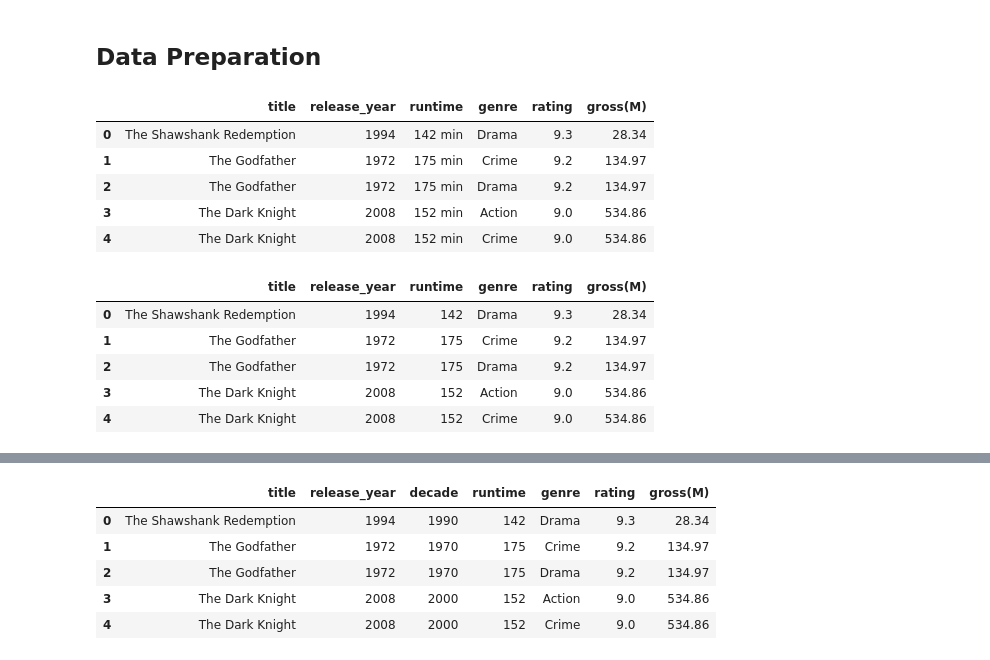
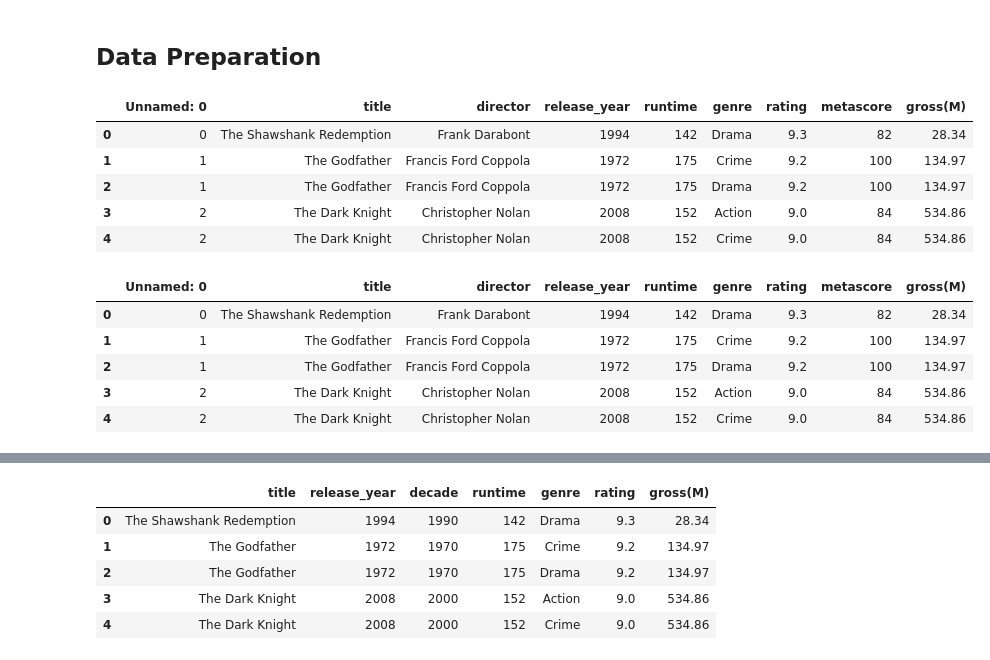
Before and after one commit to boredanalyst/movie_analysis, a Jupyter notebook: movie-trends-analysis.ipynb, the cells around one changed output, grey strips where cells are left out. Cells and saved outputs as stored; diff of their text form; code cells hidden in the pictures.

```diff
--- a/movie-trends-analysis.ipynb
+++ b/movie-trends-analysis.ipynb
@@ -24,27 +24,28 @@ for dirname, _, filenames in os.walk('/kaggle/input'):
 ## Data Preparation
 # %%
 df = pd.read_csv("/kaggle/input/imdb-top-1000-movies/imdb_clean.csv")
+old_df = pd.read_csv("/kaggle/input/imdb-top-1000-movies/imdb_clean.csv")
 df.head(5)
 # %% [output]
-|  | title | release_year | runtime | genre | rating | gross(M) |
-| 0 | The Shawshank Redemption | 1994 | 142 min | Drama | 9.3 | 28.34 |
-| 1 | The Godfather | 1972 | 175 min | Crime | 9.2 | 134.97 |
-| 2 | The Godfather | 1972 | 175 min | Drama | 9.2 | 134.97 |
-| 3 | The Dark Knight | 2008 | 152 min | Action | 9.0 | 534.86 |
-| 4 | The Dark Knight | 2008 | 152 min | Crime | 9.0 | 534.86 |
+|  | Unnamed: 0 | title | director | release_year | runtime | genre | rating | metascore | gross(M) |
+| 0 | 0 | The Shawshank Redemption | Frank Darabont | 1994 | 142 | Drama | 9.3 | 82 | 28.34 |
+| 1 | 1 | The Godfather | Francis Ford Coppola | 1972 | 175 | Crime | 9.2 | 100 | 134.97 |
+| 2 | 1 | The Godfather | Francis Ford Coppola | 1972 | 175 | Drama | 9.2 | 100 | 134.97 |
+| 3 | 2 | The Dark Knight | Christopher Nolan | 2008 | 152 | Action | 9.0 | 84 | 534.86 |
+| 4 | 2 | The Dark Knight | Christopher Nolan | 2008 | 152 | Crime | 9.0 | 84 | 534.86 |
 # %%
 ## Cleaning the runtime column values.
 
-df["runtime"] = df["runtime"].apply(lambda x : x.replace("min",""))
-df["runtime"] = df["runtime"].astype(int)
+##df["runtime"] = df["runtime"].apply(lambda x : x.replace("min",""))
+##df["runtime"] = df["runtime"].astype(int)
 df.head(5)
 # %% [output]
-|  | title | release_year | runtime | genre | rating | gross(M) |
-| 0 | The Shawshank Redemption | 1994 | 142 | Drama | 9.3 | 28.34 |
-| 1 | The Godfather | 1972 | 175 | Crime | 9.2 | 134.97 |
-| 2 | The Godfather | 1972 | 175 | Drama | 9.2 | 134.97 |
-| 3 | The Dark Knight | 2008 | 152 | Action | 9.0 | 534.86 |
-| 4 | The Dark Knight | 2008 | 152 | Crime | 9.0 | 534.86 |
+|  | Unnamed: 0 | title | director | release_year | runtime | genre | rating | metascore | gross(M) |
+| 0 | 0 | The Shawshank Redemption | Frank Darabont | 1994 | 142 | Drama | 9.3 | 82 | 28.34 |
+| 1 | 1 | The Godfather | Francis Ford Coppola | 1972 | 175 | Crime | 9.2 | 100 | 134.97 |
+| 2 | 1 | The Godfather | Francis Ford Coppola | 1972 | 175 | Drama | 9.2 | 100 | 134.97 |
+| 3 | 2 | The Dark Knight | Christopher Nolan | 2008 | 152 | Action | 9.0 | 84 | 534.86 |
+| 4 | 2 | The Dark Knight | Christopher Nolan | 2008 | 152 | Crime | 9.0 | 84 | 534.86 |
 # %%
 ## Removing the film with zero gross profits.
 ## These films do not have accurate gross profit recorded.
```
Also changed, not shown: parts of 17 cells of this notebook.
